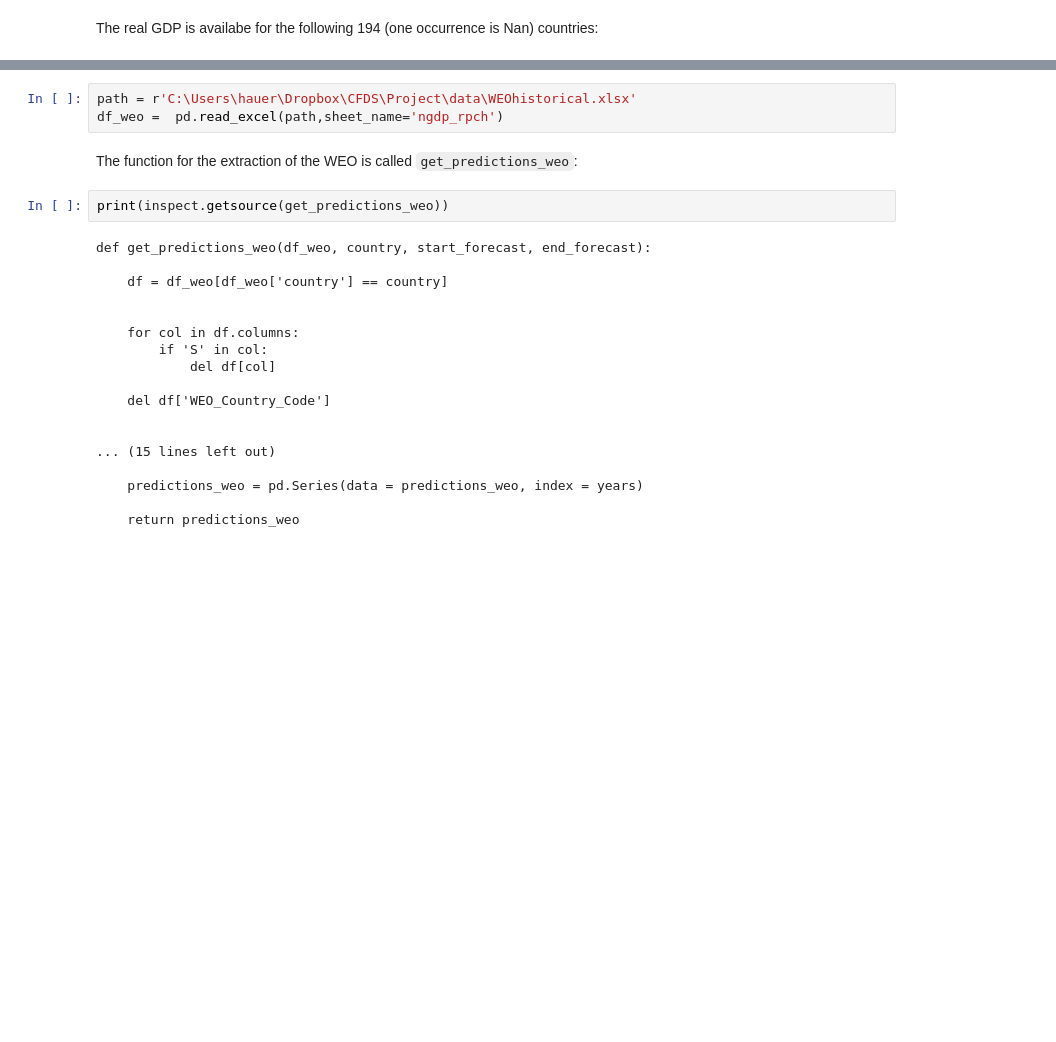
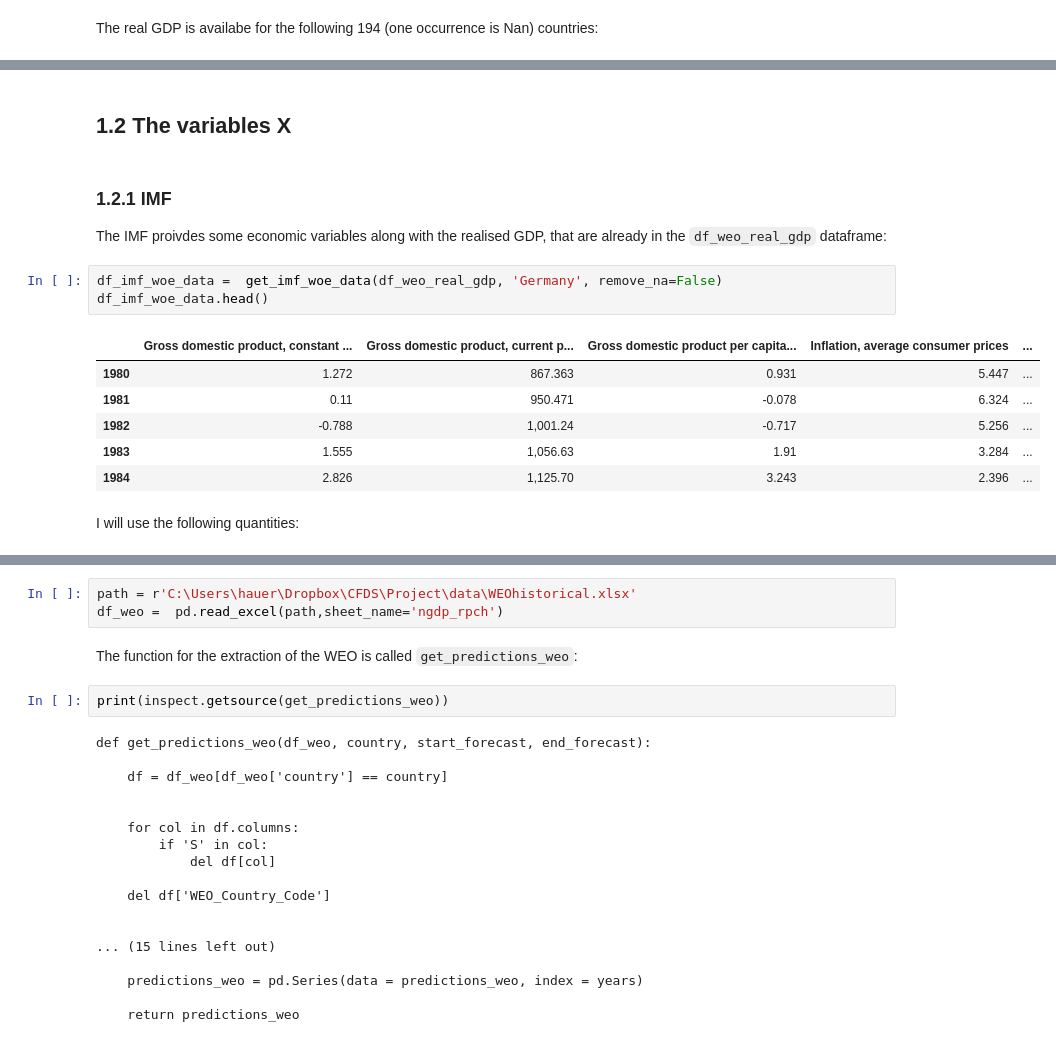
Before and after one commit to felix-ha/cfds_project, a Jupyter notebook: project_notebook.ipynb, the cells around one changed output, grey strips where cells are left out. Cells and saved outputs as stored; diff of their text form; blank space fills up the shorter version.

```diff
--- a/project_notebook.ipynb
+++ b/project_notebook.ipynb
@@ -150,0 +151,18 @@ array(['Afghanistan', 'Albania', 'Algeria', 'Angola',
+# %% [markdown]
+## 1.2 The variables X
+# %% [markdown]
+### 1.2.1 IMF
+
+The IMF proivdes some economic variables along with the realised GDP, that are already in the `df_weo_real_gdp` dataframe:
+# %%
+df_imf_woe_data =  get_imf_woe_data(df_weo_real_gdp, 'Germany', remove_na=False)
+df_imf_woe_data.head()
+# %% [output]
+|  | Gross domestic product, constant ... | Gross domestic product, current p... | Gross domestic product per capita... | Inflation, average consumer prices | ... |
+| 1980 | 1.272 | 867.363 | 0.931 | 5.447 | ... |
+| 1981 | 0.11 | 950.471 | -0.078 | 6.324 | ... |
+| 1982 | -0.788 | 1,001.24 | -0.717 | 5.256 | ... |
+| 1983 | 1.555 | 1,056.63 | 1.91 | 3.284 | ... |
+| 1984 | 2.826 | 1,125.70 | 3.243 | 2.396 | ... |
+# %% [markdown]
+I will use the following quantities:
```
Also changed, not shown: parts of 27 cells of this notebook, 1 other file.
